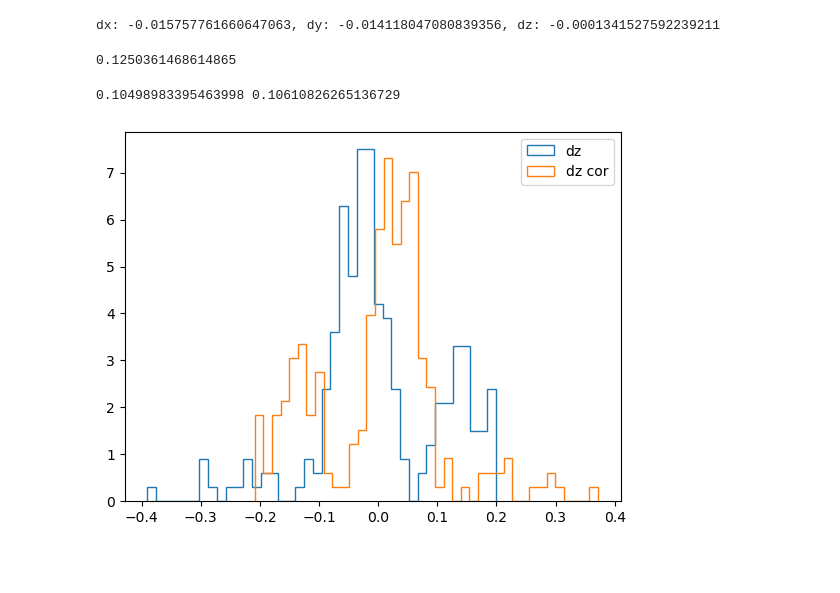
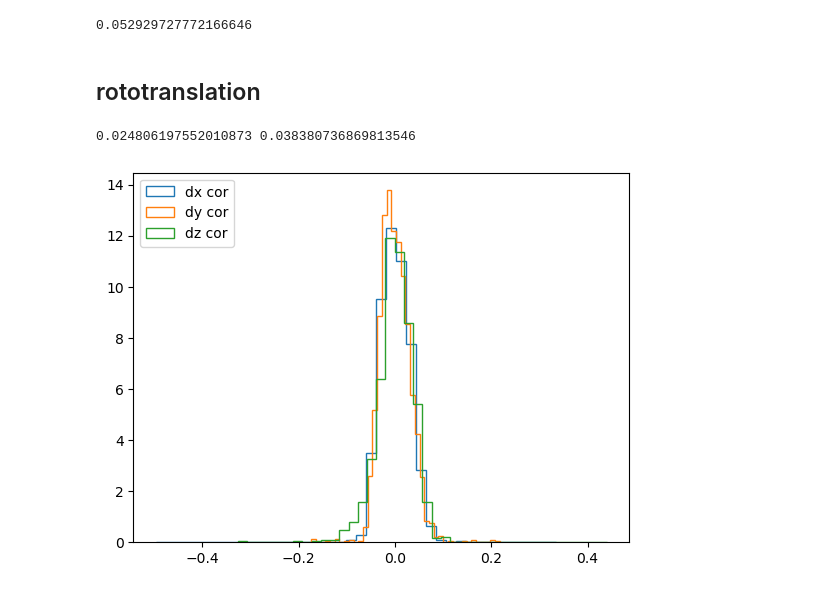
Before and after one commit to NessLfy/loop_extrusion_contact_dynamics, a Jupyter notebook: scratchpad/test_results_matrigel.ipynb, the cells around one changed output. Cells and saved outputs as stored; diff of their text form; code cells hidden in the pictures; blank space fills up the shorter version.

```diff
--- a/scratchpad/test_results_matrigel.ipynb
+++ b/scratchpad/test_results_matrigel.ipynb
@@ -11,9 +13,11 @@ import correction_utils as cor
 # %%
 df_comb = []
-for path in glob('../df_filtereddf_filtereds/20240516_beads_matrigel/*_matched_*.csv'):
+for path in glob('runs/20240529_beads/detections_matched/detections_matched_*.csv'):
     df_temp = pd.read_csv(path)
     df_temp['file'] = path
-    df_temp['image'] = path.split('_')[9]
+    df_temp['image'] = path.split('_')[11]
+    df_temp['smoothing'] = path.split('_')[-1].strip('.csv')
+    df_temp['crop_size'] = path.split('_')[-3]
     df_comb.append(df_temp)
 
 df = pd.concat(df_comb)
@@ -77,12 +119,12 @@ plt.show()
-# %%
-print(f"dx: {df_filtered['dx'].mean()}, dy: {df_filtered['dy'].mean()}, dz: {df_filtered['dz'].mean()}")
-# %% [output]
-dx: -0.015757761660647063, dy: -0.014118047080839356, dz: -0.0001341527592239211
 # %%
-d = np.mean(np.sqrt(df_filtered['dx']**2 + df_filtered['dy']**2+df_filtered['dz']**2))
+d = np.mean(np.sqrt(df['dx']**2 + df['dy']**2+df['dz']**2))
 d
 # %% [output]
-0.1250361468614865
+0.052929727772166646
+# %% [markdown]
+## rototranslation
+# %%
+df_filtered = df
 # %%
 reference = df_filtered[['x','y','z']].values.T
 moving = df_filtered[['x','y','z']].values.T + df_filtered[['dx','dy','dz']].values.T
@@ -92,19 +134,19 @@ R, t = cor.calculate_rototranslation_3D(reference.T,moving.T)
 moving_cor = np.dot(R,moving)+t
 # %%
 dx,dy,dz = reference - moving_cor
-# %%
-print(np.std(dz),np.std(df_filtered['dz']))
-# %% [output]
-0.10498983395463998 0.10610826265136729
+# %%
+print(np.mean(np.sqrt(dx**2)),np.mean(np.sqrt(df_filtered['dx']**2)))
+# %% [output]
+0.024806197552010873 0.038380736869813546
 # %%
 b = 40
 # plt.hist(df_filtered['dx'], bins=b,histtype='step',label='dx',density=True)
-# plt.hist(dx, bins=b,histtype='step',label='dx cor',density=True)
+plt.hist(dx, bins=b,histtype='step',label='dx cor',density=True)
 # plt.hist(df_filtered['dy'], bins=b,histtype='step',label='dy',density=True)
-# plt.hist(dy, bins=b,histtype='step',label='dy cor',density=True)
-plt.hist(df_filtered['dz'], bins=b,histtype='step',label='dz',density=True)
+plt.hist(dy, bins=b,histtype='step',label='dy cor',density=True)
+# plt.hist(df_filtered['dz'], bins=b,histtype='step',label='dz',density=True)
 plt.hist(dz, bins=b,histtype='step',label='dz cor',density=True)
 plt.legend()
 plt.show()
 # %% [output]
-[figure, old version]
+[figure, new version]
```
Also changed, not shown: parts of 59 cells of this notebook, 1 other file.
